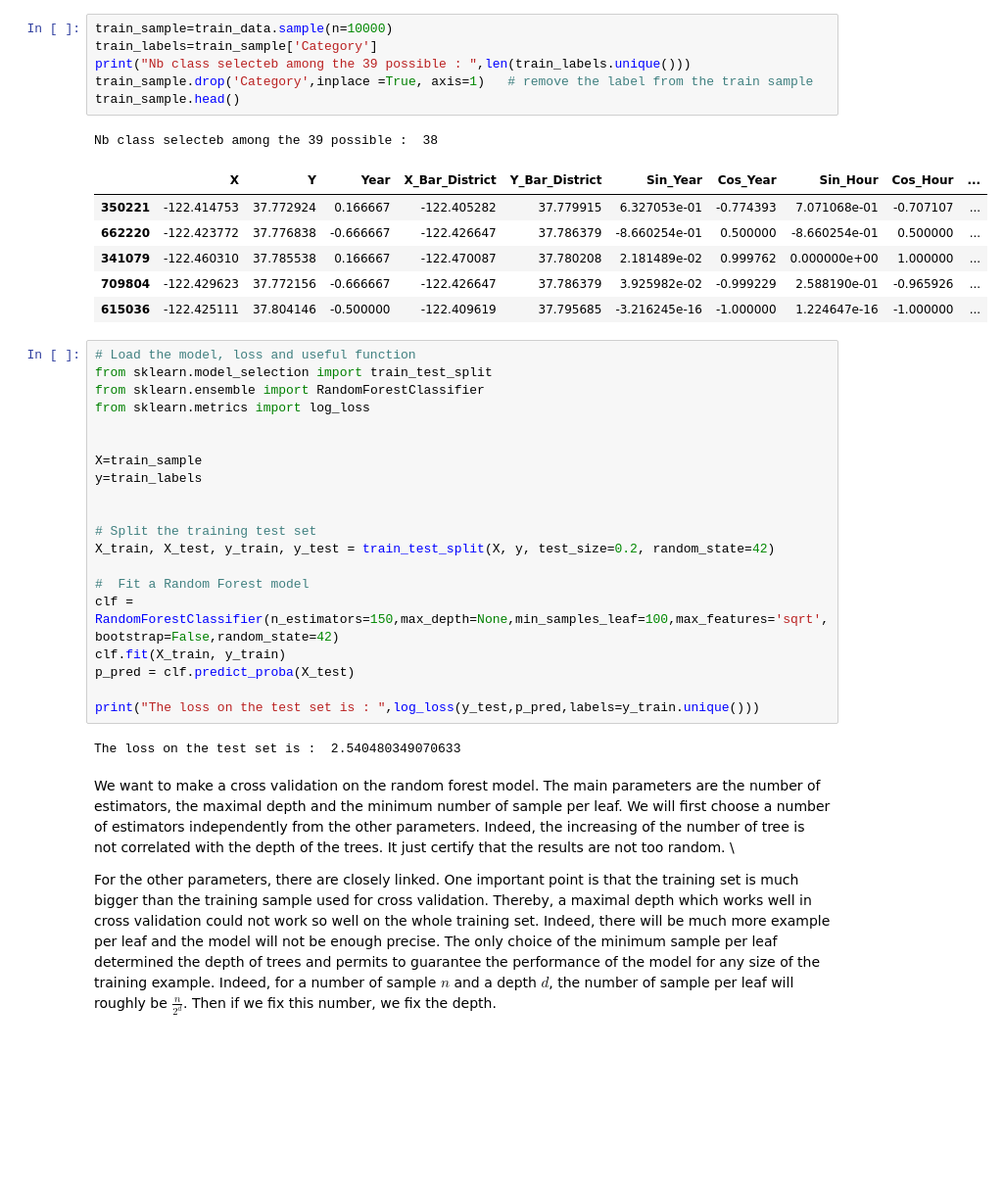
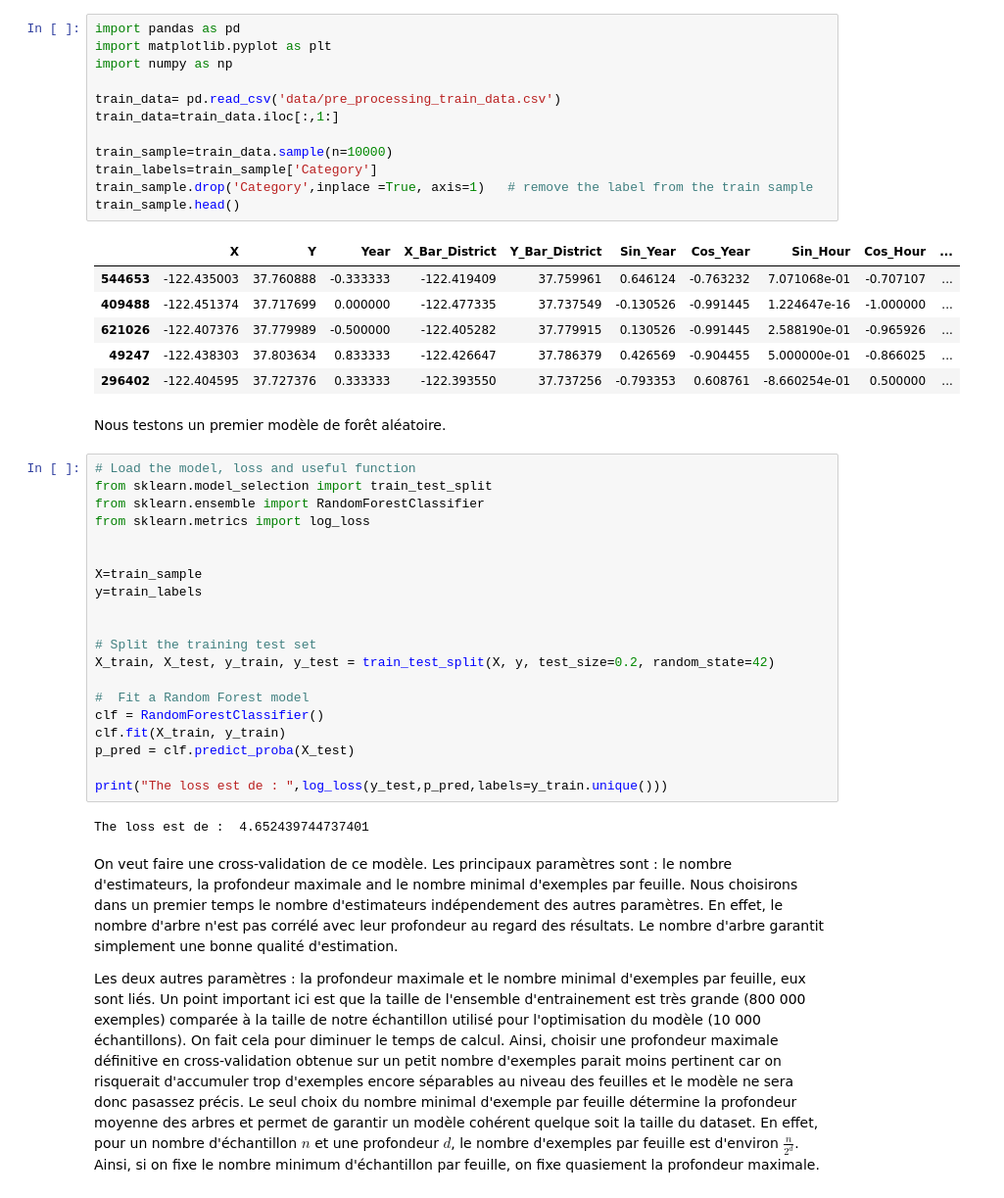
Before and after one commit to AlexisGado/CrimeSF, a Jupyter notebook: rdf_model.ipynb, the cells around one changed output. Shown at 98% size. Saved outputs shown, nothing was run; the diff lists cells and outputs as text; blank space fills up the shorter version.

```diff
--- a/rdf_model.ipynb
+++ b/rdf_model.ipynb
@@ -31,17 +7,24 @@ Select a sample to train faster
 # %%
+import pandas as pd
+import matplotlib.pyplot as plt
+import numpy as np
+
+train_data= pd.read_csv('data/pre_processing_train_data.csv')
+train_data=train_data.iloc[:,1:]
+
 train_sample=train_data.sample(n=10000)
 train_labels=train_sample['Category']
-print("Nb class selecteb among the 39 possible : ",len(train_labels.unique()))
 train_sample.drop('Category',inplace =True, axis=1)   # remove the label from the train sample
 train_sample.head()
 # %% [output]
-Nb class selecteb among the 39 possible :  38
 |  | X | Y | Year | X_Bar_District | Y_Bar_District | Sin_Year | Cos_Year | Sin_Hour | Cos_Hour | ... |
-| 350221 | -122.414753 | 37.772924 | 0.166667 | -122.405282 | 37.779915 | 6.327053e-01 | -0.774393 | 7.071068e-01 | -0.707107 | ... |
-| 662220 | -122.423772 | 37.776838 | -0.666667 | -122.426647 | 37.786379 | -8.660254e-01 | 0.500000 | -8.660254e-01 | 0.500000 | ... |
-| 341079 | -122.460310 | 37.785538 | 0.166667 | -122.470087 | 37.780208 | 2.181489e-02 | 0.999762 | 0.000000e+00 | 1.000000 | ... |
-| 709804 | -122.429623 | 37.772156 | -0.666667 | -122.426647 | 37.786379 | 3.925982e-02 | -0.999229 | 2.588190e-01 | -0.965926 | ... |
-| 615036 | -122.425111 | 37.804146 | -0.500000 | -122.409619 | 37.795685 | -3.216245e-16 | -1.000000 | 1.224647e-16 | -1.000000 | ... |
+| 544653 | -122.435003 | 37.760888 | -0.333333 | -122.419409 | 37.759961 | 0.646124 | -0.763232 | 7.071068e-01 | -0.707107 | ... |
+| 409488 | -122.451374 | 37.717699 | 0.000000 | -122.477335 | 37.737549 | -0.130526 | -0.991445 | 1.224647e-16 | -1.000000 | ... |
+| 621026 | -122.407376 | 37.779989 | -0.500000 | -122.405282 | 37.779915 | 0.130526 | -0.991445 | 2.588190e-01 | -0.965926 | ... |
+| 49247 | -122.438303 | 37.803634 | 0.833333 | -122.426647 | 37.786379 | 0.426569 | -0.904455 | 5.000000e-01 | -0.866025 | ... |
+| 296402 | -122.404595 | 37.727376 | 0.333333 | -122.393550 | 37.737256 | -0.793353 | 0.608761 | -8.660254e-01 | 0.500000 | ... |
+# %% [markdown]
+Nous testons un premier modèle de forêt aléatoire.
 # %%
 # Load the model, loss and useful function
 from sklearn.model_selection import train_test_split
@@ -57,17 +40,17 @@ y=train_labels
 X_train, X_test, y_train, y_test = train_test_split(X, y, test_size=0.2, random_state=42)
 
 #  Fit a Random Forest model
-clf = RandomForestClassifier(n_estimators=150,max_depth=None,min_samples_leaf=100,max_features='sqrt',bootstrap=False,random_state=42)
+clf = RandomForestClassifier()
 clf.fit(X_train, y_train)
 p_pred = clf.predict_proba(X_test)
 
-print("The loss on the test set is : ",log_loss(y_test,p_pred,labels=y_train.unique()))
+print("The loss est de : ",log_loss(y_test,p_pred,labels=y_train.unique()))
 # %% [output]
-The loss on the test set is :  2.540480349070633
+The loss est de :  4.652439744737401
-# %% [markdown]
-We want to make a cross validation on the random forest model. The main parameters are the number of estimators, the maximal depth and the minimum number of sample per leaf. We will first choose a number of estimators independently from the other parameters. Indeed, the increasing of the number of tree is not correlated with the depth of the trees. It just certify that the results are not too random. \\
-
-For the other parameters, there are closely linked. One important point is that the training set is much bigger than the training sample used for cross validation. Thereby, a maximal depth which works well in cross validation could not work so well on the whole training set. Indeed, there will be much more example per leaf and the model will not be enough precise. The only choice of the minimum sample per leaf determined the depth of trees and permits to guarantee the performance of the model for any size of the training example. Indeed, for a number of sample $n$ and a depth $d$, the number of sample per leaf will roughly be $\frac{n}{2^d}$. Then if we fix this number, we fix the depth.
+# %% [markdown]
+On veut faire une cross-validation de ce modèle. Les principaux paramètres sont : le nombre d'estimateurs, la profondeur maximale and le nombre minimal d'exemples par feuille. Nous choisirons dans un premier temps le nombre d'estimateurs indépendement des autres paramètres. En effet, le nombre d'arbre n'est pas corrélé avec leur profondeur au regard des résultats. Le nombre d'arbre garantit simplement une bonne qualité d'estimation.
+
+Les deux autres paramètres : la profondeur maximale et le nombre minimal d'exemples par feuille, eux sont liés. Un point important ici est que la taille de l'ensemble d'entrainement est très grande (800 000 exemples) comparée à la taille de notre échantillon utilisé pour l'optimisation du modèle (10 000 échantillons). On fait cela pour diminuer le temps de calcul. Ainsi, choisir une profondeur maximale définitive en cross-validation obtenue sur un petit nombre d'exemples parait moins pertinent car on risquerait d'accumuler trop d'exemples encore séparables au niveau des feuilles et le modèle ne sera donc pasassez précis. Le seul choix du nombre minimal d'exemple par feuille détermine la profondeur moyenne des arbres et permet de garantir un modèle cohérent quelque soit la taille du dataset. En effet, pour un nombre d'échantillon $n$ et une profondeur $d$, le nombre d'exemples par feuille est d'environ  $\frac{n}{2^d}$. Ainsi, si on fixe le nombre minimum d'échantillon par feuille, on fixe quasiement la profondeur maximale.
 # %%
 def cross_val_rdf_nb(X,y,nb_estimators=[10,50,100,150,200]):
     X=np.array(X)
```
Also changed, not shown: parts of 16 cells of this notebook, 5 other files.
